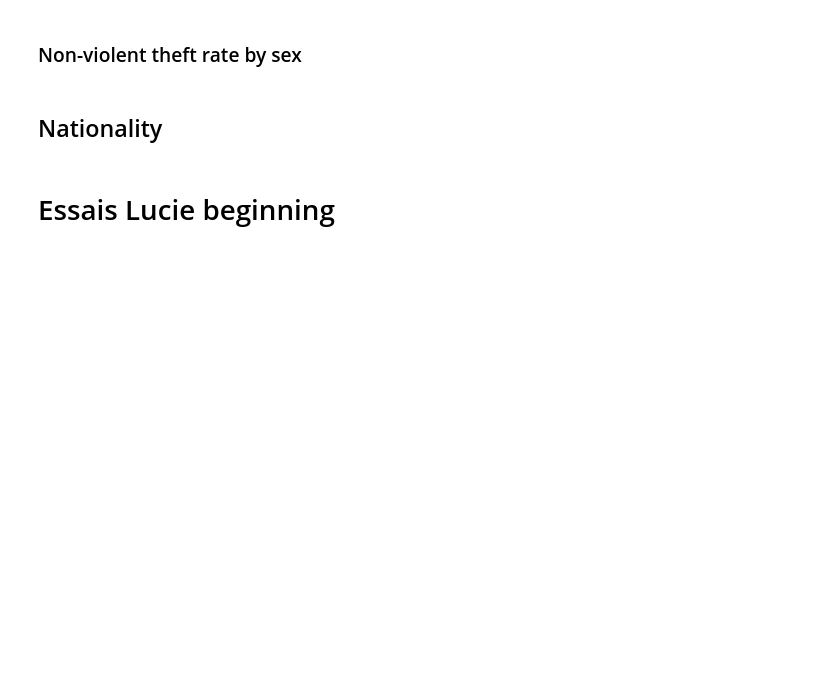
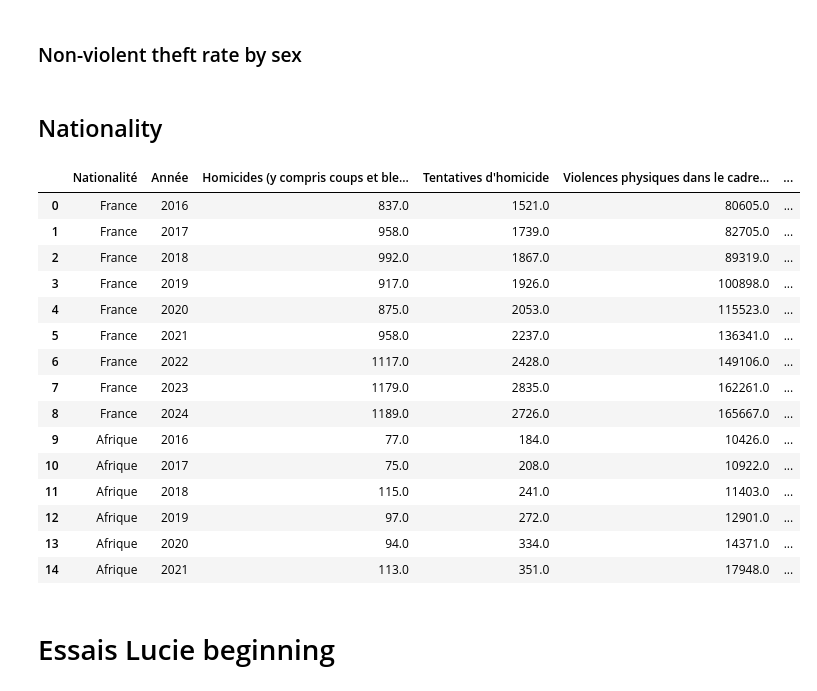
Before and after one commit to luciedum-dot/Intro-to-data-analysis-with-Python---Final-Project, a Jupyter notebook: Evolutions_of_Criminality_France_2016_2024.ipynb, the cells around one changed output. Saved outputs shown, nothing was run; the diff lists cells and outputs as text; code cells hidden in the pictures; blank space fills up the shorter version.

```diff
--- a/Evolutions_of_Criminality_France_2016_2024.ipynb
+++ b/Evolutions_of_Criminality_France_2016_2024.ipynb
@@ -534,6 +534,45 @@ plt.show()
 ### Non-violent theft rate by sex
 # %% [markdown]
 ## Nationality
+# %%
+#Show the Excel File on the sheet nationality, in order to look at the "total" line for every year and see the trend
+
+#Read Excel on the sheet 2.nationalité, skipping the first 2 rows and setting multiple headers (years and categories)
+df_nationality = pd.read_excel(path, sheet_name="2.nationalité", skiprows=2, header=[0, 1])
+
+#Remove the 1st empty column of the sheet
+df_nationality = df_nationality.iloc[:,1:]
+
+#Pivot the year header
+pivoted_nationality_df = (
+    df_nationality
+    .set_index("Nationalité")
+    .stack(level=1, future_stack=True)          # move second header to rows & future_stack=True just allow us to avoid a warning
+    .reset_index()           # make it a column
+    .rename(columns={"level_1": "Année"})
+  )
+
+#Cast the type of Nationalité column from tupple to string
+pivoted_nationality_df["Nationalité"] = pivoted_nationality_df["Nationalité"].str[0]
+
+pivoted_nationality_df.head(15)
+# %% [output]
+|  | Nationalité | Année | Homicides (y compris coups et ble... | Tentatives d'homicide | Violences physiques dans le cadre... | ... |
+| 0 | France | 2016 | 837.0 | 1521.0 | 80605.0 | ... |
+| 1 | France | 2017 | 958.0 | 1739.0 | 82705.0 | ... |
+| 2 | France | 2018 | 992.0 | 1867.0 | 89319.0 | ... |
+| 3 | France | 2019 | 917.0 | 1926.0 | 100898.0 | ... |
+| 4 | France | 2020 | 875.0 | 2053.0 | 115523.0 | ... |
+| 5 | France | 2021 | 958.0 | 2237.0 | 136341.0 | ... |
+| 6 | France | 2022 | 1117.0 | 2428.0 | 149106.0 | ... |
+| 7 | France | 2023 | 1179.0 | 2835.0 | 162261.0 | ... |
+| 8 | France | 2024 | 1189.0 | 2726.0 | 165667.0 | ... |
+| 9 | Afrique | 2016 | 77.0 | 184.0 | 10426.0 | ... |
+| 10 | Afrique | 2017 | 75.0 | 208.0 | 10922.0 | ... |
+| 11 | Afrique | 2018 | 115.0 | 241.0 | 11403.0 | ... |
+| 12 | Afrique | 2019 | 97.0 | 272.0 | 12901.0 | ... |
+| 13 | Afrique | 2020 | 94.0 | 334.0 | 14371.0 | ... |
+| 14 | Afrique | 2021 | 113.0 | 351.0 | 17948.0 | ... |
 # %% [markdown]
 # Essais Lucie beginning
 # %%
```
